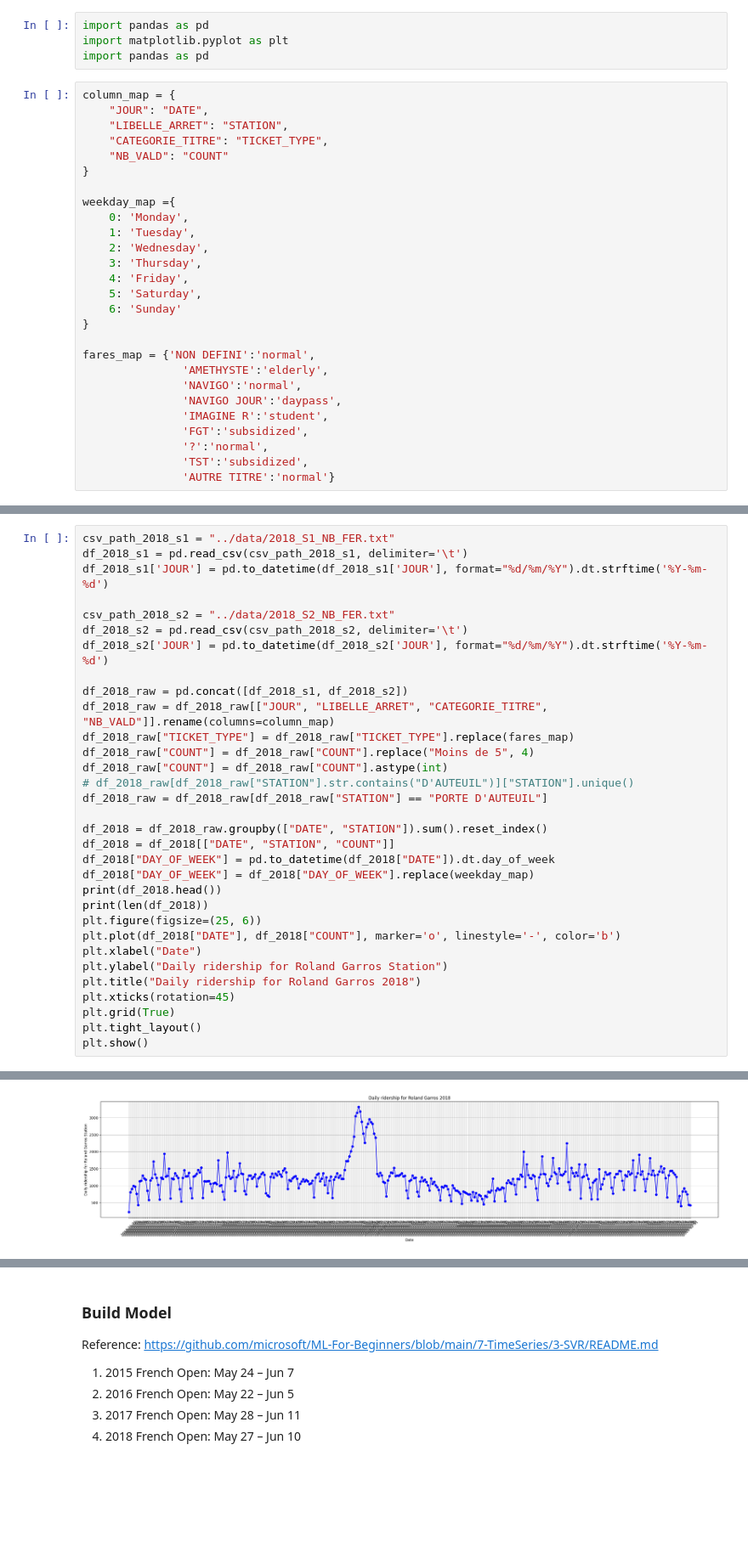
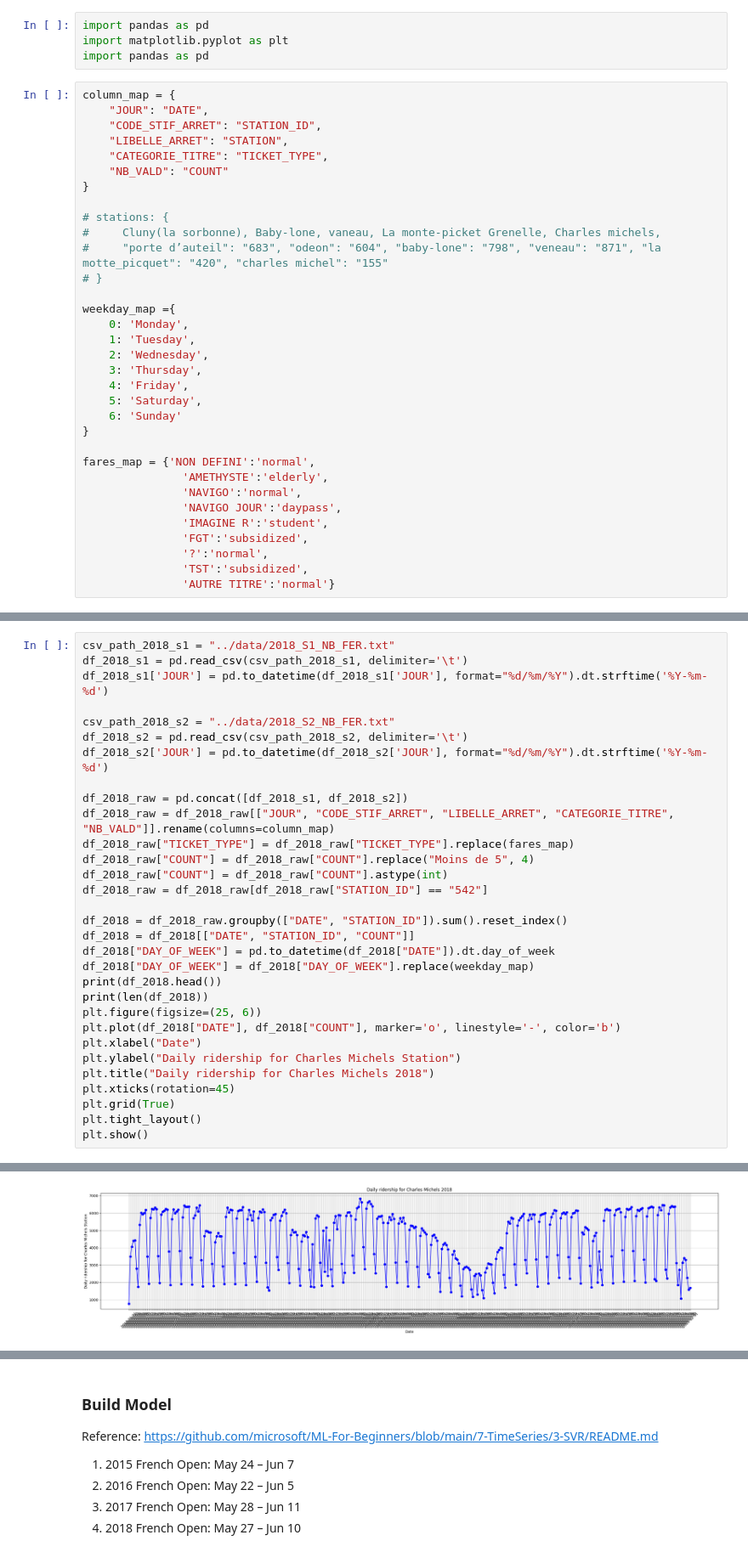
Before and after one commit to hauchu1998/C6800_Smart_Cities, a Jupyter notebook: notebooks/paris_data_prediction.ipynb, the cells around one changed output, grey strips where cells are left out. Shown at 85% size. Saved outputs shown, nothing was run; the diff lists cells and outputs as text; blank space fills up the shorter version.

```diff
--- a/notebooks/paris_data_prediction.ipynb
+++ b/notebooks/paris_data_prediction.ipynb
@@ -26,10 +26,16 @@ import pandas as pd
 # %%
 column_map = {
     "JOUR": "DATE",
+    "CODE_STIF_ARRET": "STATION_ID",
     "LIBELLE_ARRET": "STATION",
     "CATEGORIE_TITRE": "TICKET_TYPE",
     "NB_VALD": "COUNT"
 }
+
+# stations: {
+#     Cluny(la sorbonne), Baby-lone, vaneau, La monte-picket Grenelle, Charles michels,
+#     "porte d’auteil": "683", "odeon": "604", "baby-lone": "798", "veneau": "871", "la motte_picquet": "420", "charles michel": "155"
+# }
 
 weekday_map ={
     0: 'Monday',
@@ -184,15 +198,14 @@ df_2018_s2 = pd.read_csv(csv_path_2018_s2, delimiter='\t')
 df_2018_s2['JOUR'] = pd.to_datetime(df_2018_s2['JOUR'], format="%d/%m/%Y").dt.strftime('%Y-%m-%d')
 
 df_2018_raw = pd.concat([df_2018_s1, df_2018_s2])
-df_2018_raw = df_2018_raw[["JOUR", "LIBELLE_ARRET", "CATEGORIE_TITRE", "NB_VALD"]].rename(columns=column_map)
+df_2018_raw = df_2018_raw[["JOUR", "CODE_STIF_ARRET", "LIBELLE_ARRET", "CATEGORIE_TITRE", "NB_VALD"]].rename(columns=column_map)
 df_2018_raw["TICKET_TYPE"] = df_2018_raw["TICKET_TYPE"].replace(fares_map)
 df_2018_raw["COUNT"] = df_2018_raw["COUNT"].replace("Moins de 5", 4)
 df_2018_raw["COUNT"] = df_2018_raw["COUNT"].astype(int)
-# df_2018_raw[df_2018_raw["STATION"].str.contains("D'AUTEUIL")]["STATION"].unique()
-df_2018_raw = df_2018_raw[df_2018_raw["STATION"] == "PORTE D'AUTEUIL"]
+df_2018_raw = df_2018_raw[df_2018_raw["STATION_ID"] == "542"]
 
-df_2018 = df_2018_raw.groupby(["DATE", "STATION"]).sum().reset_index()
-df_2018 = df_2018[["DATE", "STATION", "COUNT"]]
+df_2018 = df_2018_raw.groupby(["DATE", "STATION_ID"]).sum().reset_index()
+df_2018 = df_2018[["DATE", "STATION_ID", "COUNT"]]
 df_2018["DAY_OF_WEEK"] = pd.to_datetime(df_2018["DATE"]).dt.day_of_week
 df_2018["DAY_OF_WEEK"] = df_2018["DAY_OF_WEEK"].replace(weekday_map)
 print(df_2018.head())
@@ -200,8 +213,8 @@ print(len(df_2018))
 plt.figure(figsize=(25, 6))
 plt.plot(df_2018["DATE"], df_2018["COUNT"], marker='o', linestyle='-', color='b')
 plt.xlabel("Date")
-plt.ylabel("Daily ridership for Roland Garros Station")
-plt.title("Daily ridership for Roland Garros 2018")
+plt.ylabel("Daily ridership for Charles Michels Station")
+plt.title("Daily ridership for Charles Michels 2018")
 plt.xticks(rotation=45)
 plt.grid(True)
 plt.tight_layout()
@@ -216,5 +229,5 @@ plt.show()
 365
-[figure, old version]
+[figure, new version]
 # %%
 csv_path_2019_s1 = "../data/2019_S1_NB_FER.txt"
 df_2019_s1 = pd.read_csv(csv_path_2019_s1, delimiter='\t')
```
Also changed, not shown: parts of 17 cells of this notebook, 4 other files.
